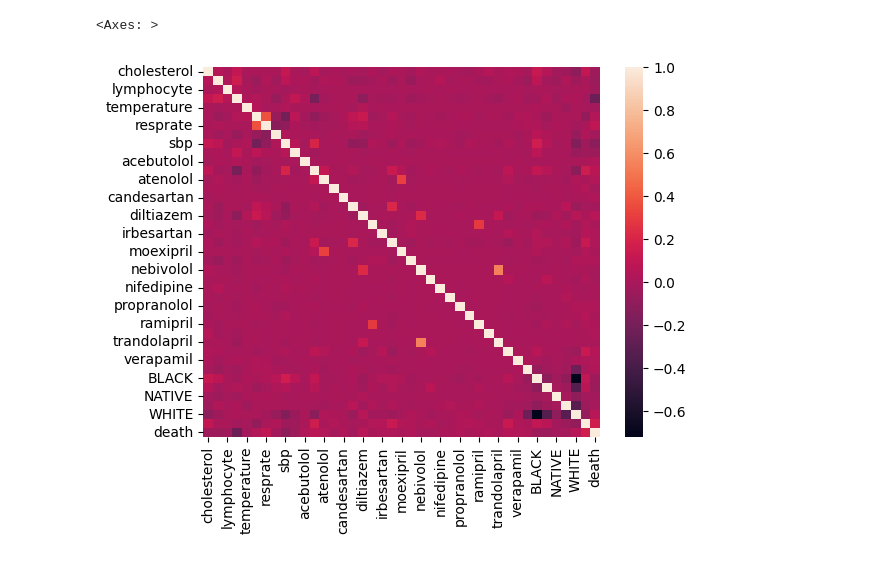
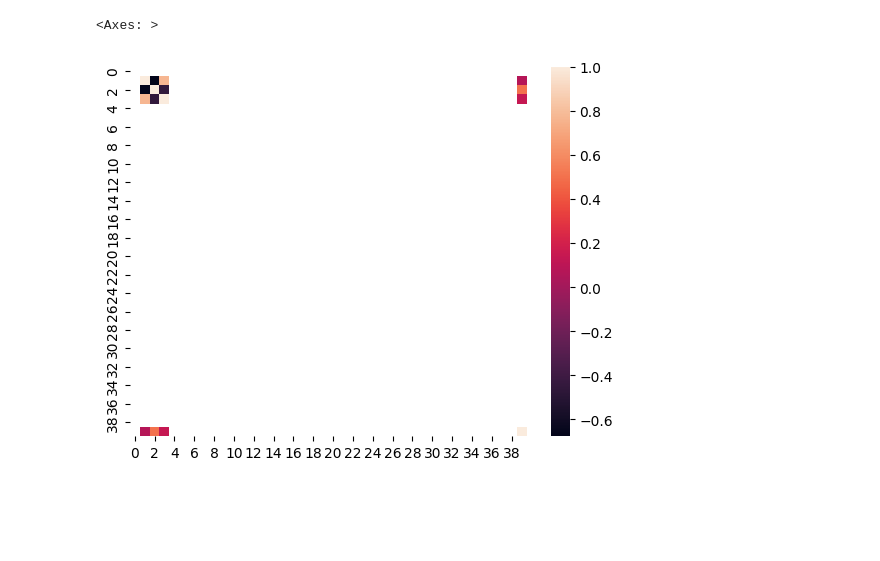
Before and after one commit to sourasen1011/UoE_Research_Project_2023, a Jupyter notebook: 05_preprocessing_emr_data/05_time_variant_format_std.ipynb, the cells around one changed output. Saved outputs shown, nothing was run; the diff lists cells and outputs as text; code cells hidden in the pictures; blank space fills up the shorter version.

```diff
--- a/05_preprocessing_emr_data/05_time_variant_format_std.ipynb
+++ b/05_preprocessing_emr_data/05_time_variant_format_std.ipynb
@@ -80,7 +84,7 @@ def scaling(df):
         'moexipril', 'nadolol', 'nebivolol', 'nicardipine', 'nifedipine',
         'olmesartan', 'propranolol', 'quinapril', 'ramipril', 'telmisartan',
         'trandolapril', 'valsartan', 'verapamil', 'ASIAN', 'BLACK', 'HISPANIC', 'NATIVE',
-        'OTHER', 'WHITE']
+        'OTHER', 'WHITE',]
 
     scale = [([col], StandardScaler()) for col in scaled_columns]
     no_scale = [(col, None) for col in unscaled_columns]
@@ -91,10 +95,10 @@ def scaling(df):
     x = pd.DataFrame(x_mapper.fit_transform(df).astype('float32') ,
                         columns = scaled_columns + unscaled_columns
                         )
-    x = pd.concat([x , df[['subject_id', 'charttime']]] ,
+    x = pd.concat([x , df[['timediff','subject_id']]] ,
                         axis = 1
                         )
-    y = df[['subject_id','time_to_event','death']].drop_duplicates()
+    y = df[['subject_id','time_to_event','death']].drop_duplicates().drop('subject_id', axis = 1)
     return x , y
 
 # Scale
@@ -163,5 +121,38 @@ zero_var_cols = check_var(x_train)
 x_train.drop(zero_var_cols, axis = 1, inplace = True)
 x_test.drop(zero_var_cols, axis = 1, inplace = True)
 x_val.drop(zero_var_cols, axis = 1, inplace = True)
+# %%
+def feature_reshape(df, group_column = 0):
+    '''
+    Convert to 3D array
+    '''
+    # convert to numpy
+    df_arr = df.to_numpy()
+
+    # Step 1: Sort the array based on the group_column
+    sorted_data = df_arr[df_arr[:, group_column].argsort()]
+
+    # Step 2: Find unique values in the group_column
+    group_values, group_counts = np.unique(sorted_data[:, group_column], return_counts=True)
+
+    # Step 3: Use np.split() to split the sorted_data into separate arrays based on the unique values
+    grouped_data = np.split(sorted_data, np.cumsum(group_counts)[:-1])
+
+    # Step 4: Reshape the resulting arrays into a 3D matrix
+    result = np.array(grouped_data , dtype = 'object')
+
+    result_new = []
+
+    # remove subject id
+    for pat_img in result:
+        pat_img = pat_img[: , :-1]
+        result_new.append(pat_img)
+
+    return np.array(result_new , dtype = 'object')
+# %%
+# Create variable length 3D representations
+x_train_reshape = feature_reshape(x_train , group_column = -1)
+x_test_reshape = feature_reshape(x_test , group_column = -1)
+x_val_reshape = feature_reshape(x_val , group_column = -1)
 # %%
 # Pickle the DataFrame
@@ -176,5 +167,5 @@ with open('data/x_test.pickle', 'wb') as file:
-# %%
-sns.heatmap(x_train.corr())
-# %% [output]
-<Axes: >
-[figure, removed]
+# %%
+sns.heatmap(np.corrcoef(x_test_reshape[100] , rowvar = False))
+# %% [output]
+<Axes: >
+[figure, added]
```
Also changed, not shown: parts of 5 cells of this notebook, 1 other file.
